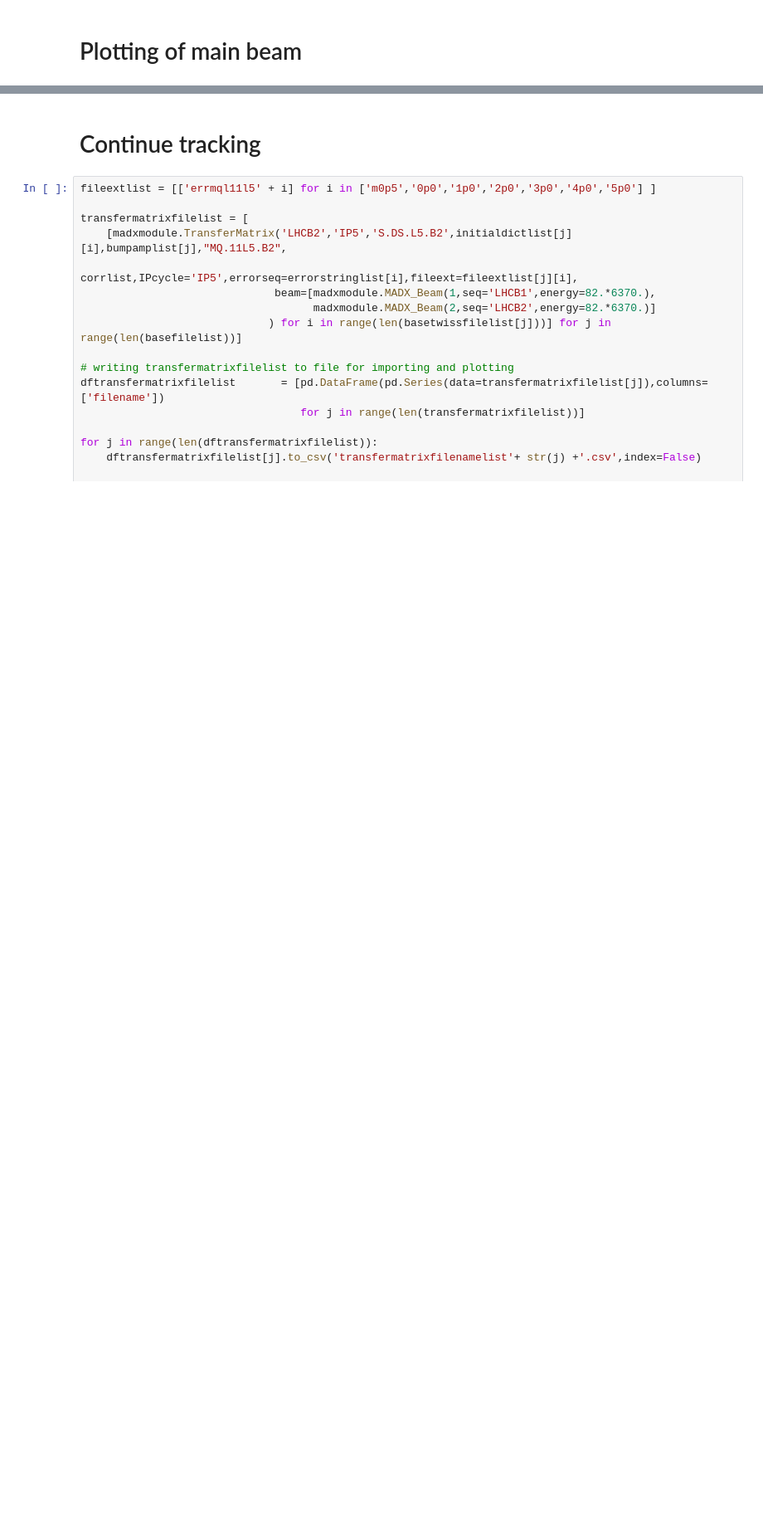
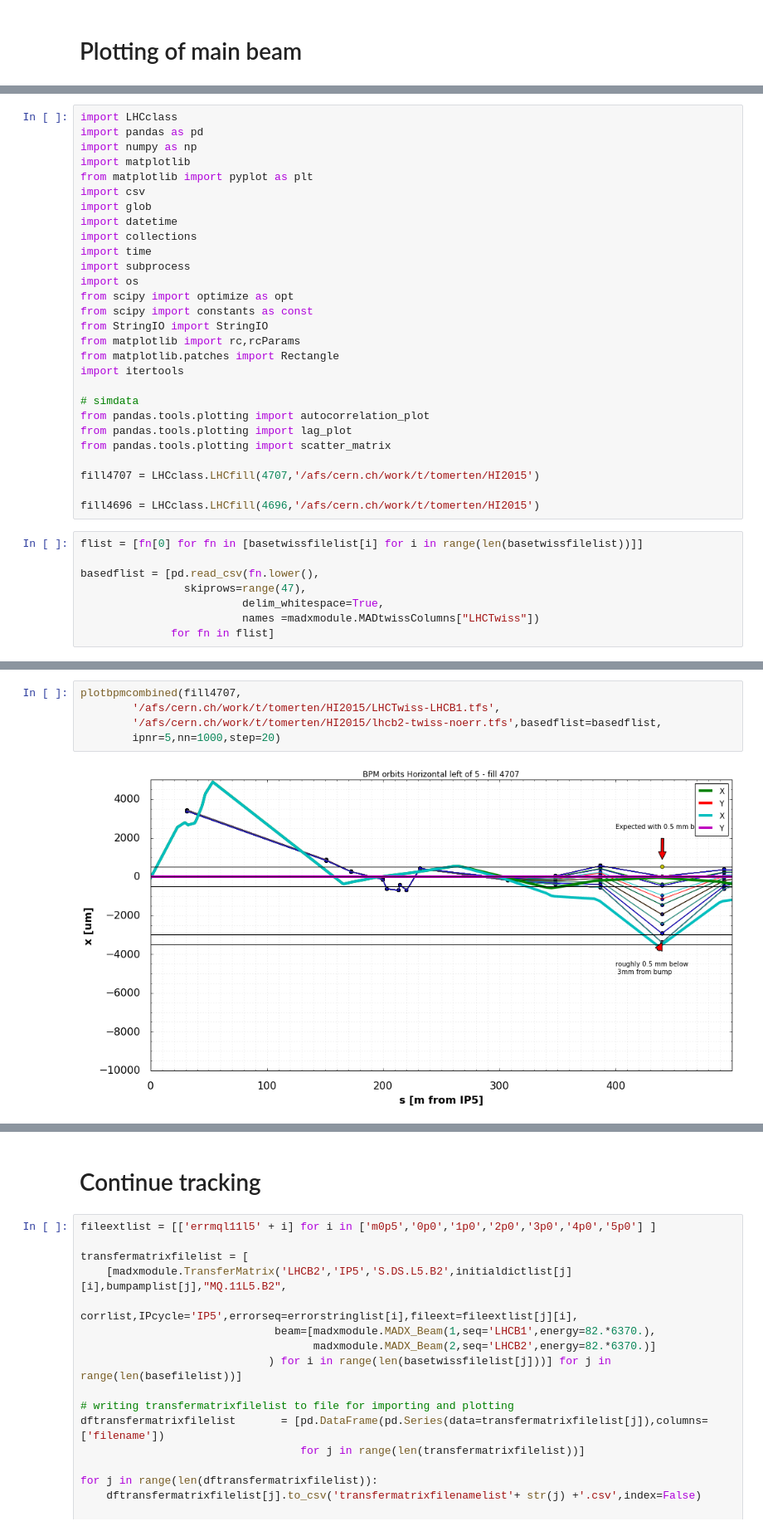
Before and after one commit to TMsangohan/Python_Tracking_Sec_Beams, a Jupyter notebook: BFPPTracking-IP5.ipynb, the cells around one changed output, grey strips where cells are left out. Shown at 83% size. Cells and saved outputs as stored; diff of their text form; blank space fills up the shorter version.

```diff
--- a/BFPPTracking-IP5.ipynb
+++ b/BFPPTracking-IP5.ipynb
@@ -441,0 +444,36 @@ plt.show()
+# %%
+import LHCclass
+import pandas as pd
+import numpy as np
+import matplotlib
+from matplotlib import pyplot as plt
+import csv
+import glob
+import datetime
+import collections
+import time
+import subprocess
+import os
+from scipy import optimize as opt
+from scipy import constants as const
+from StringIO import StringIO
+from matplotlib import rc,rcParams
+from matplotlib.patches import Rectangle
+import itertools
+
+# simdata
+from pandas.tools.plotting import autocorrelation_plot
+from pandas.tools.plotting import lag_plot
+from pandas.tools.plotting import scatter_matrix
+
+fill4707 = LHCclass.LHCfill(4707,'/afs/cern.ch/work/t/tomerten/HI2015')
+
+fill4696 = LHCclass.LHCfill(4696,'/afs/cern.ch/work/t/tomerten/HI2015')
+# %%
+flist = [fn[0] for fn in [basetwissfilelist[i] for i in range(len(basetwissfilelist))]]
+
+basedflist = [pd.read_csv(fn.lower(),
+                skiprows=range(47),
+                         delim_whitespace=True,
+                         names =madxmodule.MADtwissColumns["LHCTwiss"])
+              for fn in flist]
@@ -441,0 +556,7 @@ plt.show()
+# %%
+plotbpmcombined(fill4707,
+        '/afs/cern.ch/work/t/tomerten/HI2015/LHCTwiss-LHCB1.tfs',
+        '/afs/cern.ch/work/t/tomerten/HI2015/lhcb2-twiss-noerr.tfs',basedflist=basedflist,
+        ipnr=5,nn=1000,step=20)
+# %% [output]
+[figure, added]
```
Also changed, not shown: parts of 4 cells of this notebook.
